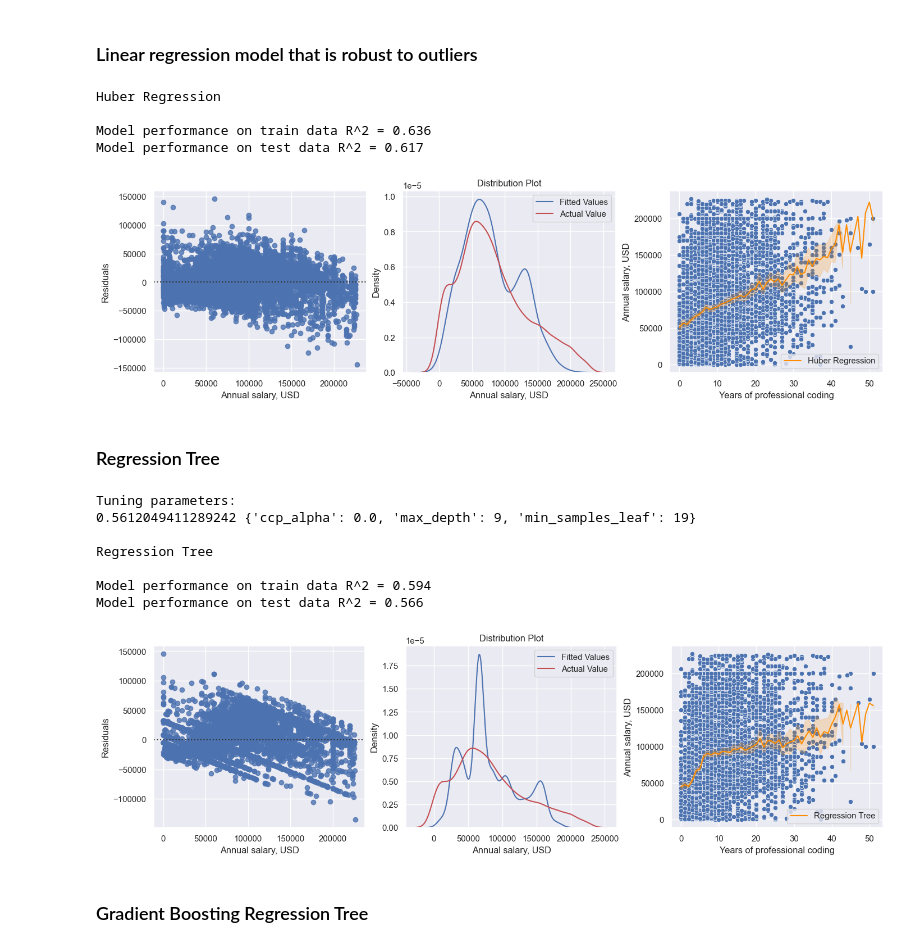
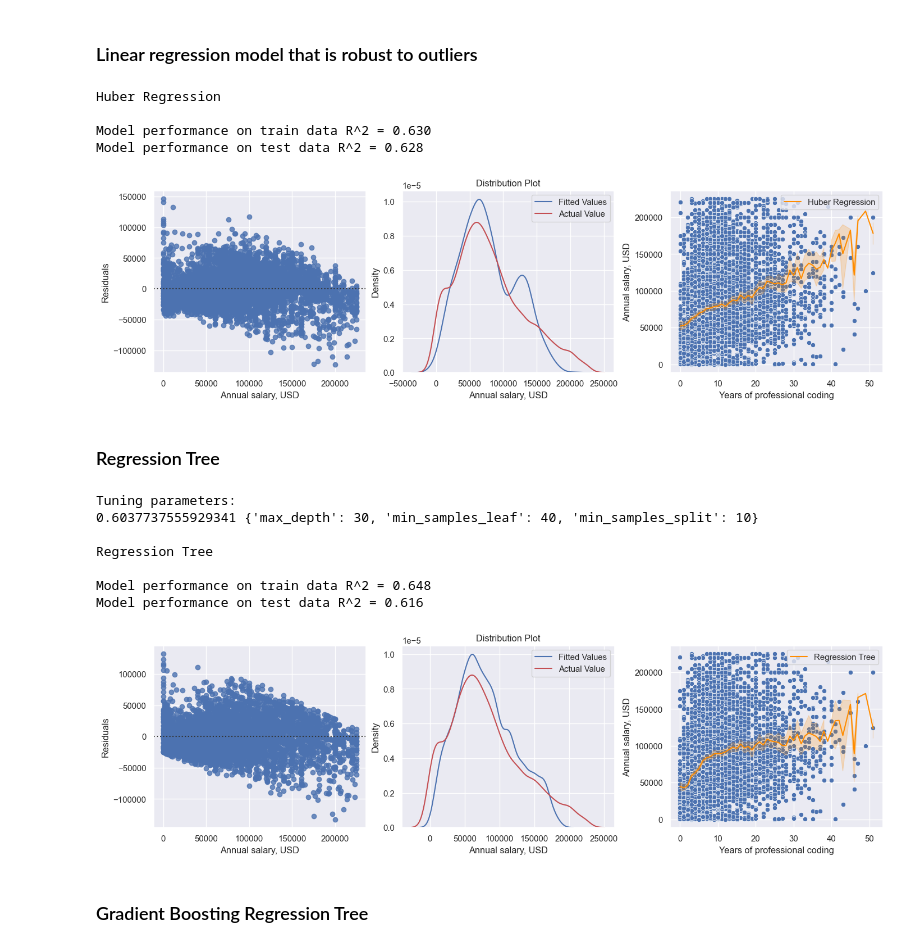
Before and after one commit to smotrova/ReDI_Fall2024_Project, a Jupyter notebook: notebooks/07-ls-regression-tree-cv-train2023-test2023.ipynb, the cells around one changed output. Cells and saved outputs as stored; diff of their text form; code cells hidden in the pictures.

```diff
--- a/notebooks/07-ls-regression-tree-cv-train2023-test2023.ipynb
+++ b/notebooks/07-ls-regression-tree-cv-train2023-test2023.ipynb
@@ -139,7 +139,8 @@ pls = pd.get_dummies(cdf.LanguageHaveWorkedWith.str.split(';').explode().apply(l
 # training and testing datasets
 
 # not included to the list of independent variables
-cols = ['Region', 'LanguageHaveWorkedWith', 'NLanguageHaveWorkedWith', 'ConvertedCompYearly', 'Industry', 'ICorPM', 'WorkExp']
+#cols = ['Region', 'LanguageHaveWorkedWith', 'NLanguageHaveWorkedWith', 'ConvertedCompYearly', 'Industry', 'ICorPM', 'WorkExp']
+cols = ['LanguageHaveWorkedWith', 'NLanguageHaveWorkedWith', 'ConvertedCompYearly', 'Industry', 'ICorPM', 'WorkExp']
 
 X = cdf.drop(cols, axis=1)
 y = cdf['ConvertedCompYearly']
@@ -186,7 +187,7 @@ preprocessor = ColumnTransformer(
         #('educ', OrdinalEncoder(handle_unknown='use_encoded_value', unknown_value=-1), ['EdLevel'] ),
         #('educ', OneHotEncoder(drop="first", handle_unknown='infrequent_if_exist'), ['EdLevel'] )
 
-        ('cat', OneHotEncoder(drop="first", handle_unknown='infrequent_if_exist', max_categories=None, sparse_output=True), categorical_cols)
+        ('cat', OneHotEncoder(drop="first", handle_unknown='infrequent_if_exist', min_frequency=20, sparse_output=True), categorical_cols)
         #('cat', OrdinalEncoder(handle_unknown='use_encoded_value', unknown_value=-1), categorical_cols)
         #('cat', TargetEncoder(target_type='continuous', cv=3), categorical_cols)
     ],
@@ -326,46 +327,46 @@ ModelEvaluationVisualisation(df_test, y_test, y_pred, model_name,  R2_train, R2_
 # %% [output]
 Huber Regression
 
-Model performance on train data R^2 = 0.636
-Model performance on test data R^2 = 0.617
+Model performance on train data R^2 = 0.630
+Model performance on test data R^2 = 0.628
-[figure, old version]
+[figure, new version]
 # %% [markdown]
 ### Regression Tree
 # %%
 # fit a model
 model_name = "Regression Tree"
 model = DecisionTreeRegressor()
 model.fit(X_train, y_train)
 
 # tunning hyperparameter
-parameters ={'max_depth':  np.arange(2, 10, 1),
-                 'min_samples_leaf': range(1, 20),
-                    'ccp_alpha' : np.linspace(0.0, 0.05, 10)
+parameters ={'max_depth':  np.arange(10, 100, 20),
+                 'min_samples_leaf': range(10, 50, 10),
+                    'min_samples_split' : range(10, 50, 10)
                 }
 tuning = GridSearchCV(model, parameters, cv=5)
 tuning.fit(X_train, y_train)
 best_model = tuning.best_estimator_
 print ("\nTuning parameters:")
 print (tuning.best_score_, tuning.best_params_)
 R2_train = best_model.score(X_train, y_train)
 
 # predict salary with the best trained model on the test data set
 y_pred = best_model.predict(X_test)
 RSS = ((y_test-y_pred)**2).sum()
 TSS = ((y_train.mean()-y_test)**2).sum()
 R2_test = 1.0 - RSS/TSS
 
 # Evaluate model performance
 ModelEvaluationVisualisation(df_test, y_test, y_pred, model_name,  R2_train, R2_test)
 # %% [output]
 Tuning parameters:
-0.5612049411289242 {'ccp_alpha': 0.0, 'max_depth': 9, 'min_samples_leaf': 19}
+0.6037737555929341 {'max_depth': 30, 'min_samples_leaf': 40, 'min_samples_split': 10}
 
 Regression Tree
 
-Model performance on train data R^2 = 0.594
-Model performance on test data R^2 = 0.566
+Model performance on train data R^2 = 0.648
+Model performance on test data R^2 = 0.616
-[figure, old version]
+[figure, new version]
 # %% [markdown]
 ### Gradient Boosting Regression Tree
 # %%
```
Also changed, not shown: parts of 7 cells of this notebook, 21 other files.
